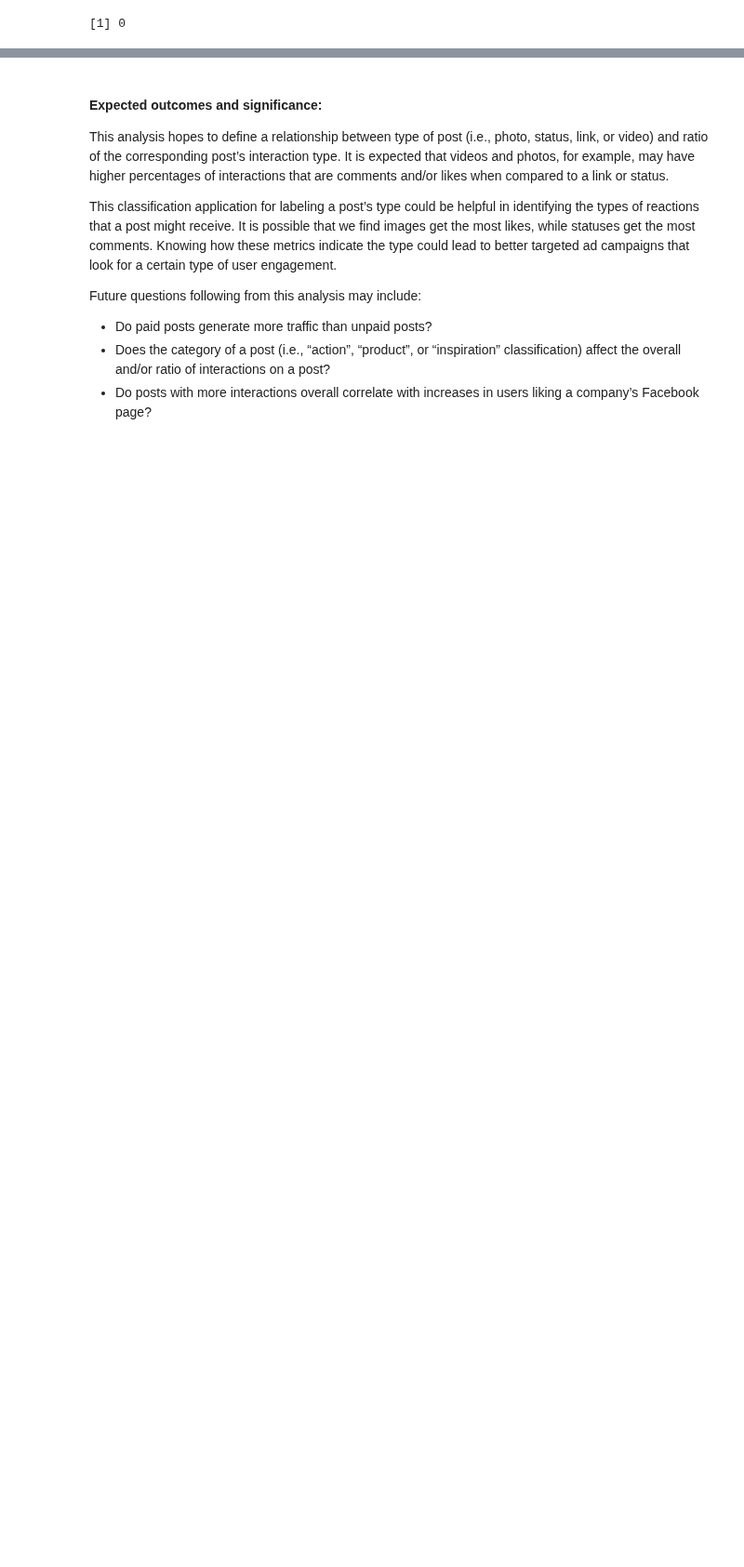
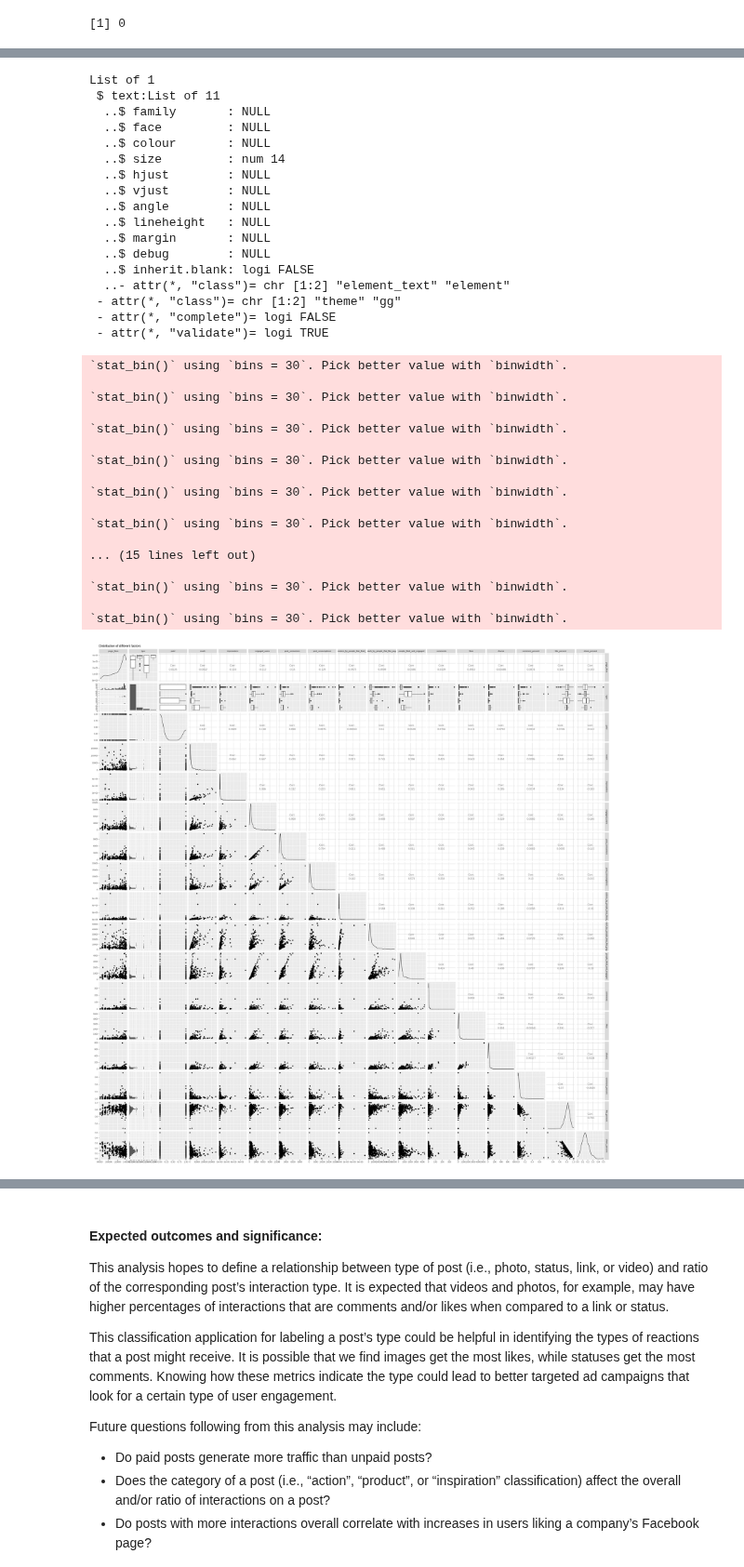
Before and after one commit to lucykvs/DSCI100-Project, a Jupyter notebook: Project.ipynb, the cells around one changed output, grey strips where cells are left out. Shown at 93% size. Saved outputs shown, nothing was run; the diff lists cells and outputs as text; code cells hidden in the pictures; blank space fills up the shorter version.

```diff
--- a/Project.ipynb
+++ b/Project.ipynb
@@ -452,0 +270,4 @@ To visualize our results, we plan to use a confusion matrix. This will display h
+# %%
+fb_data_selected <- fb_data_clean %>%
+            select(-post_month, -post_weekday, -post_hour, -category, -interactions) # -comments, -likes, -shares
+fb_data_selected
@@ -452,0 +295,45 @@ To visualize our results, we plan to use a confusion matrix. This will display h
+# %%
+options(repr.plot.height = 30, repr.plot.width = 30)
+fb_select_plot <- fb_data_selected %>%
+    ggpairs() +
+    ggtitle("Distribution of different factors")
+    theme(text = element_text(size=14))
+# fb_select_plot$nrow <- 1
+# fb_select_plot$yAxisLabels <- fb_plot$yAxisLabels[2]
+fb_select_plot
+# %% [output]
+List of 1
+ $ text:List of 11
+  ..$ family       : NULL
+  ..$ face         : NULL
+  ..$ colour       : NULL
+  ..$ size         : num 14
+  ..$ hjust        : NULL
+  ..$ vjust        : NULL
+  ..$ angle        : NULL
+  ..$ lineheight   : NULL
+  ..$ margin       : NULL
+  ..$ debug        : NULL
+  ..$ inherit.blank: logi FALSE
+  ..- attr(*, "class")= chr [1:2] "element_text" "element"
+ - attr(*, "class")= chr [1:2] "theme" "gg"
+ - attr(*, "complete")= logi FALSE
+ - attr(*, "validate")= logi TRUE
+`stat_bin()` using `bins = 30`. Pick better value with `binwidth`.
+
+`stat_bin()` using `bins = 30`. Pick better value with `binwidth`.
+
+`stat_bin()` using `bins = 30`. Pick better value with `binwidth`.
+
+`stat_bin()` using `bins = 30`. Pick better value with `binwidth`.
+
+`stat_bin()` using `bins = 30`. Pick better value with `binwidth`.
+
+`stat_bin()` using `bins = 30`. Pick better value with `binwidth`.
+
+... (15 lines left out)
+
+`stat_bin()` using `bins = 30`. Pick better value with `binwidth`.
+
+`stat_bin()` using `bins = 30`. Pick better value with `binwidth`.
+[figure, added]
```
Also changed, not shown: parts of 59 cells of this notebook, 3 other files.
